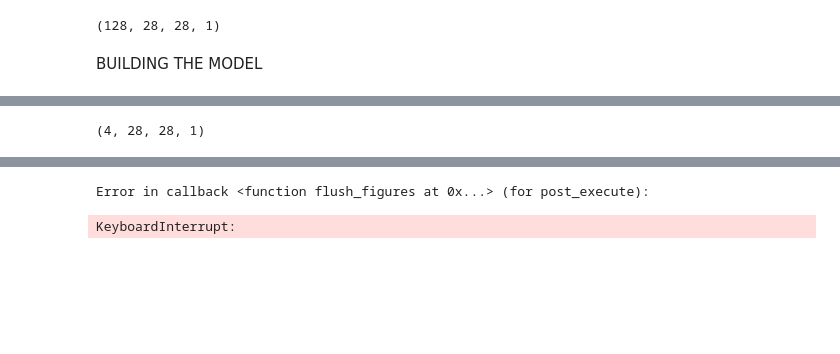
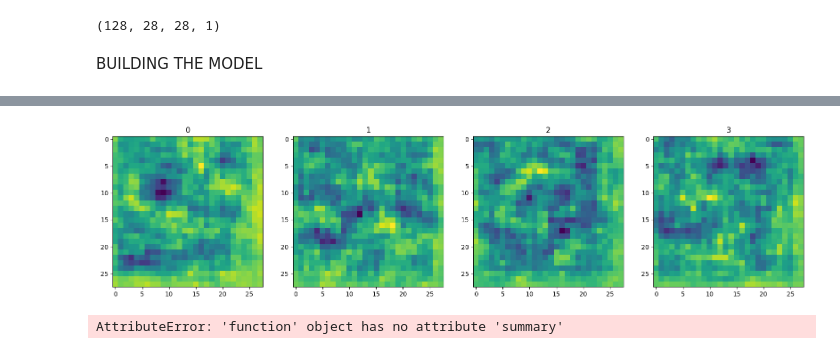
Before and after one commit to triobaba/fashion-Gan, a Jupyter notebook: gan.ipynb, the cells around one changed output, grey strips where cells are left out. Saved outputs shown, nothing was run; the diff lists cells and outputs as text; code cells hidden in the pictures; blank space fills up the shorter version.

```diff
--- a/gan.ipynb
+++ b/gan.ipynb
@@ -162,9 +140,9 @@ array([[[[0.50436336],
-# %%
-img.shape
-# %% [output]
-(4, 28, 28, 1)
 # %%
-fig, ax=plt.subplots(ncols=5, figsize=(25,25))
+#generating random images
+img=generator.predict(np.random.randn(4,128,1))
+fig, ax=plt.subplots(ncols=4, figsize=(20,20))
+
+# loop four times to get image
 for dx, img in enumerate(img):
 
     ax[dx].imshow(np.squeeze(img))
@@ -174,2 +152 @@ TypeError: 'numpy.float32' object is not iterable
-Error in callback <function flush_figures at 0x...> (for post_execute):
-KeyboardInterrupt:
+[figure, added]
@@ -175,0 +166,4 @@ KeyboardInterrupt:
+# %%
+nator.summary()
+# %% [output]
+AttributeError: 'function' object has no attribute 'summary'
```
Also changed, not shown: parts of 5 cells of this notebook.
